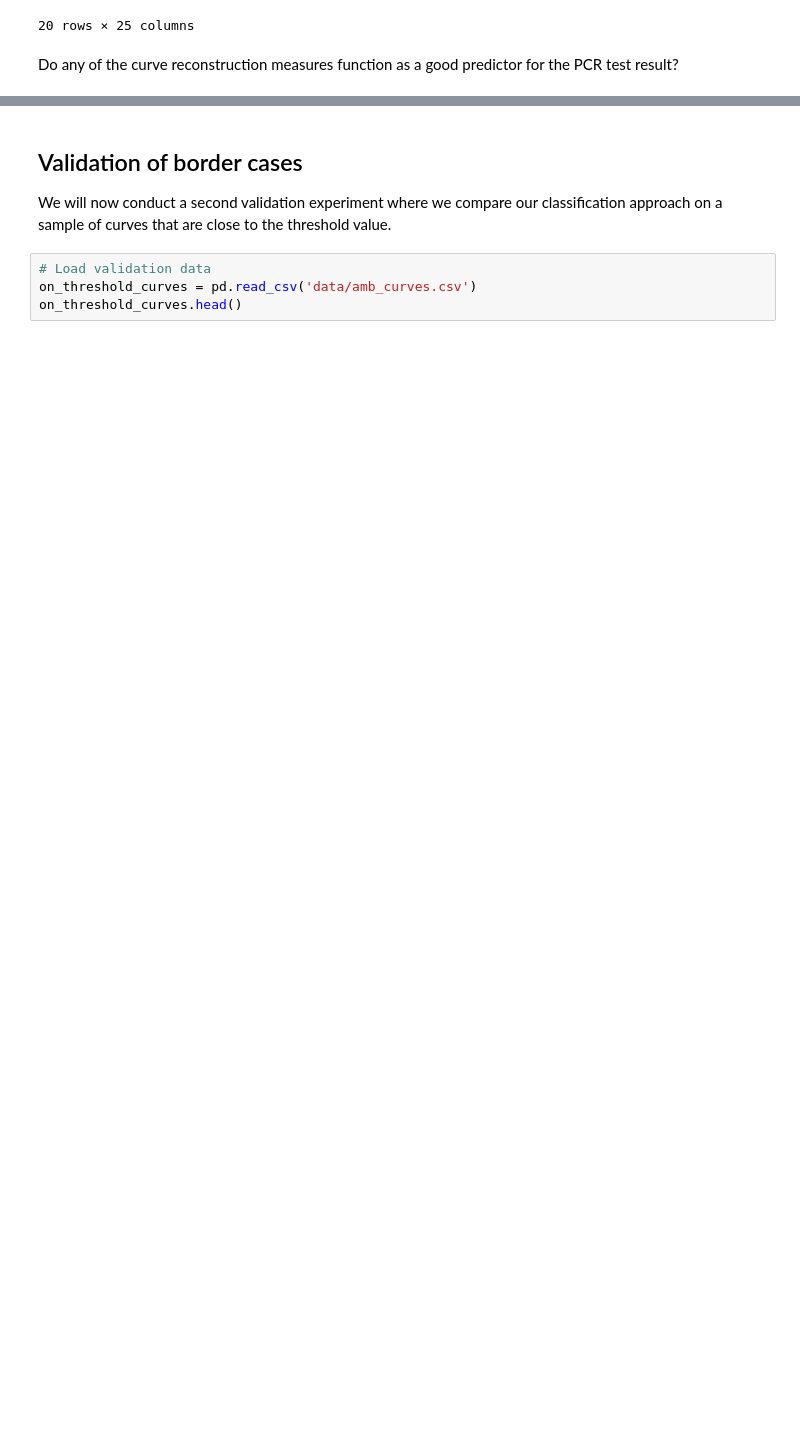
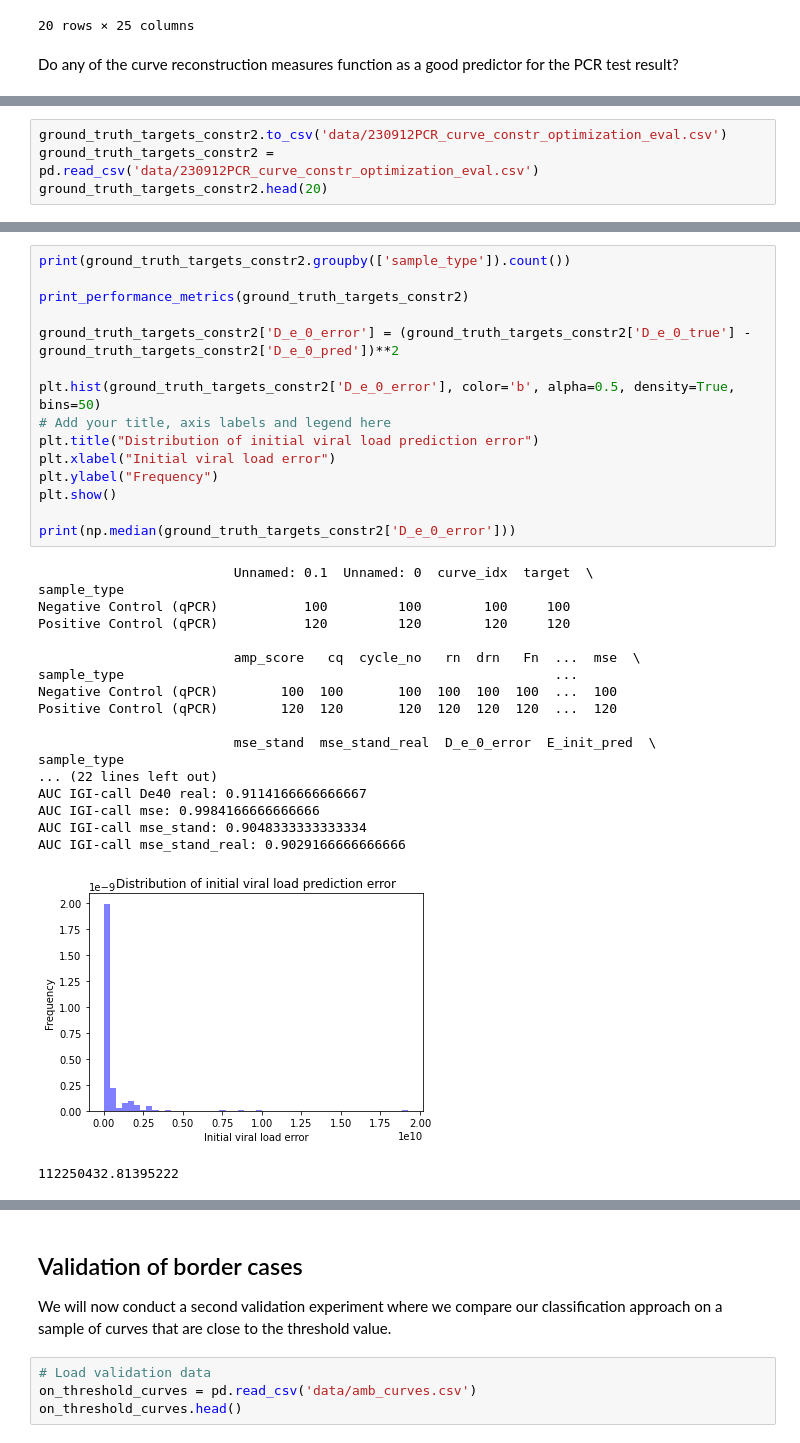
Before and after one commit to hhhvu/PCR_simulation, a Jupyter notebook: optimize_experiments.ipynb, the cells around one changed output, grey strips where cells are left out. Drawn from its saved outputs; the diff is of its cells as text; blank space fills up the shorter version.

```diff
--- a/optimize_experiments.ipynb
+++ b/optimize_experiments.ipynb
@@ -542,0 +1068,4 @@ AUC IGI-call mse_stand_real: 0.7572115384615384
+# %%
+ground_truth_targets_constr2.to_csv('data/230912PCR_curve_constr_optimization_eval.csv')
+ground_truth_targets_constr2 = pd.read_csv('data/230912PCR_curve_constr_optimization_eval.csv')
+ground_truth_targets_constr2.head(20)
@@ -542,0 +1091,35 @@ AUC IGI-call mse_stand_real: 0.7572115384615384
+# %%
+print(ground_truth_targets_constr2.groupby(['sample_type']).count())
+
+print_performance_metrics(ground_truth_targets_constr2)
+
+ground_truth_targets_constr2['D_e_0_error'] = (ground_truth_targets_constr2['D_e_0_true'] - ground_truth_targets_constr2['D_e_0_pred'])**2
+
+plt.hist(ground_truth_targets_constr2['D_e_0_error'], color='b', alpha=0.5, density=True, bins=50)
+# Add your title, axis labels and legend here
+plt.title("Distribution of initial viral load prediction error")
+plt.xlabel("Initial viral load error")
+plt.ylabel("Frequency")
+plt.show()
+
+print(np.median(ground_truth_targets_constr2['D_e_0_error']))
+# %% [output]
+                         Unnamed: 0.1  Unnamed: 0  curve_idx  target  \
+sample_type
+Negative Control (qPCR)           100         100        100     100
+Positive Control (qPCR)           120         120        120     120
+
+                         amp_score   cq  cycle_no   rn  drn   Fn  ...  mse  \
+sample_type                                                       ...
+Negative Control (qPCR)        100  100       100  100  100  100  ...  100
+Positive Control (qPCR)        120  120       120  120  120  120  ...  120
+
+                         mse_stand  mse_stand_real  D_e_0_error  E_init_pred  \
+sample_type
+... (22 lines left out)
+AUC IGI-call De40 real: 0.9114166666666667
+AUC IGI-call mse: 0.9984166666666666
+AUC IGI-call mse_stand: 0.9048333333333334
+AUC IGI-call mse_stand_real: 0.9029166666666666
+[figure, added]
+112250432.81395222
```
Also changed, not shown: parts of 46 cells of this notebook, 7 other files.
